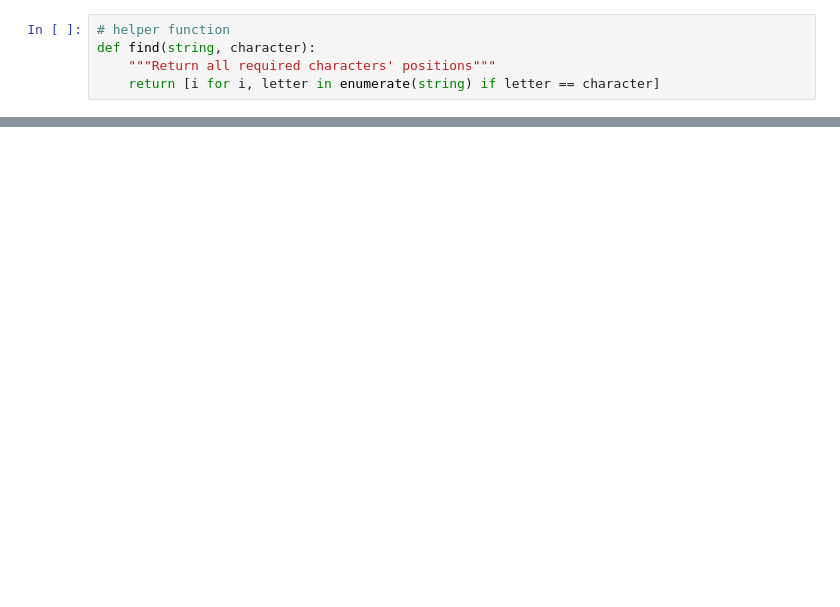
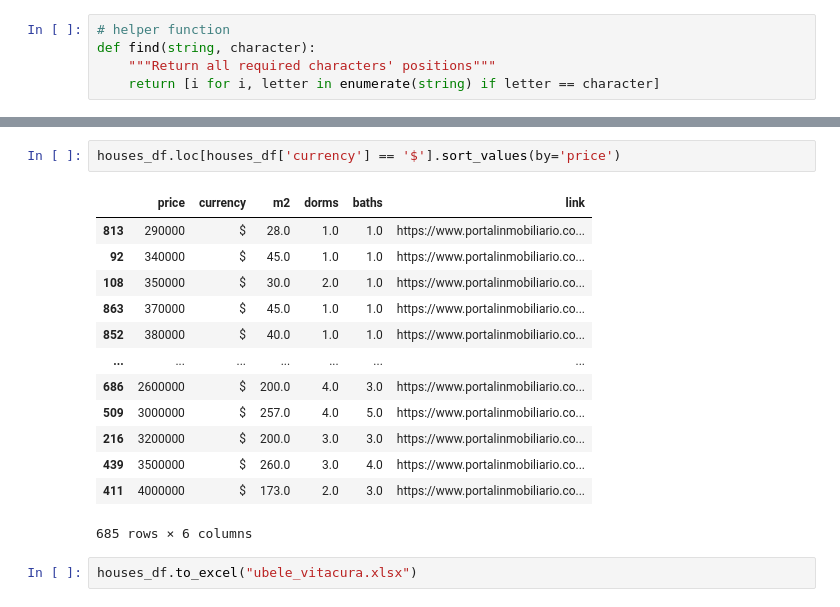
Before and after one commit to Roro-Bte/Scraping, a Jupyter notebook: Portal_Inmobiliario.ipynb, the cells around one changed output, grey strips where cells are left out. Cells and saved outputs as stored; diff of their text form; blank space fills up the shorter version.

```diff
--- a/Portal_Inmobiliario.ipynb
+++ b/Portal_Inmobiliario.ipynb
@@ -124,0 +159,18 @@ houses_df
+# %%
+houses_df.loc[houses_df['currency'] == '$'].sort_values(by='price')
+# %% [output]
+|  | price | currency | m2 | dorms | baths | link |
+| 813 | 290000 | $ | 28.0 | 1.0 | 1.0 | https://www.portalinmobiliario.co... |
+| 92 | 340000 | $ | 45.0 | 1.0 | 1.0 | https://www.portalinmobiliario.co... |
+| 108 | 350000 | $ | 30.0 | 2.0 | 1.0 | https://www.portalinmobiliario.co... |
+| 863 | 370000 | $ | 45.0 | 1.0 | 1.0 | https://www.portalinmobiliario.co... |
+| 852 | 380000 | $ | 40.0 | 1.0 | 1.0 | https://www.portalinmobiliario.co... |
+| ... | ... | ... | ... | ... | ... | ... |
+| 686 | 2600000 | $ | 200.0 | 4.0 | 3.0 | https://www.portalinmobiliario.co... |
+| 509 | 3000000 | $ | 257.0 | 4.0 | 5.0 | https://www.portalinmobiliario.co... |
+| 216 | 3200000 | $ | 200.0 | 3.0 | 3.0 | https://www.portalinmobiliario.co... |
+| 439 | 3500000 | $ | 260.0 | 3.0 | 4.0 | https://www.portalinmobiliario.co... |
+| 411 | 4000000 | $ | 173.0 | 2.0 | 3.0 | https://www.portalinmobiliario.co... |
+685 rows × 6 columns
+# %%
+houses_df.to_excel("ubele_vitacura.xlsx")
```
Also changed, not shown: parts of 7 cells of this notebook, 1 other file.
